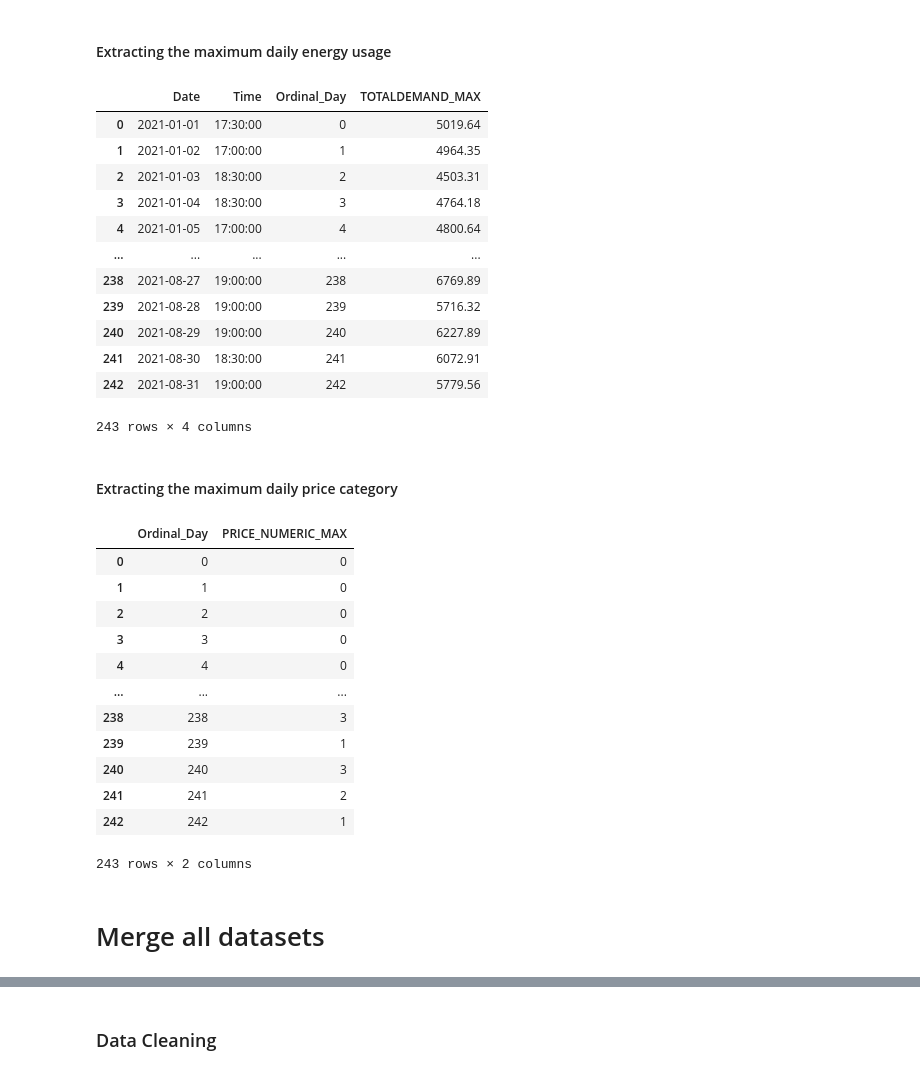
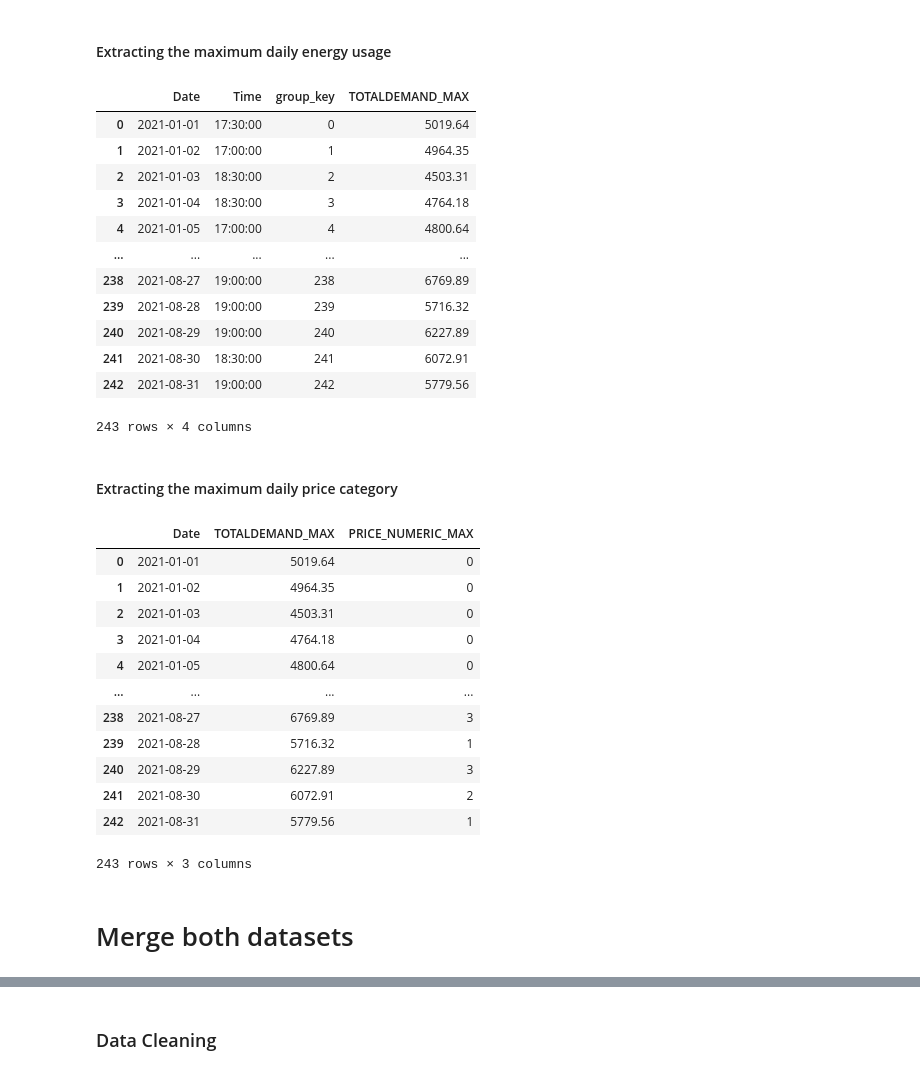
Before and after one commit to Rloanuald/DATA0006_A2_WeatherVsEnergy, a Jupyter notebook: 0.assign2_group2.ipynb, the cells around one changed output, grey strips where cells are left out. Cells and saved outputs as stored; diff of their text form; code cells hidden in the pictures.

```diff
--- a/0.assign2_group2.ipynb
+++ b/0.assign2_group2.ipynb
@@ -66,19 +66,19 @@ price_demand['Time'] = price_demand['SETTLEMENTDATE'].dt.time
 
 # Due to the special definition of a day in raw dataset, a day invloving two dates.
 # Each ordinal day involves every 48 rows of 30-minute time slots
-price_demand['Ordinal_Day'] = price_demand.index // 48
+price_demand['group_key'] = price_demand.index // 48
 # %% [markdown]
 #### Extracting the maximum daily energy usage
 # %%
 demand = price_demand
 
-max_demand = demand.groupby('Ordinal_Day')['TOTALDEMAND'].transform(max) == demand['TOTALDEMAND']
+max_demand = demand.groupby('group_key')['TOTALDEMAND'].transform(max) == demand['TOTALDEMAND']
 max_demand = demand[max_demand].reset_index()
 max_demand['TOTALDEMAND_MAX'] = max_demand['TOTALDEMAND']
 max_demand = max_demand.drop(columns=['index','REGION','SETTLEMENTDATE','TOTALDEMAND','PRICECATEGORY'])
 max_demand
 # %% [output]
-|  | Date | Time | Ordinal_Day | TOTALDEMAND_MAX |
+|  | Date | Time | group_key | TOTALDEMAND_MAX |
 | 0 | 2021-01-01 | 17:30:00 | 0 | 5019.64 |
 | 1 | 2021-01-02 | 17:00:00 | 1 | 4964.35 |
 | 2 | 2021-01-03 | 18:30:00 | 2 | 4503.31 |
@@ -95,29 +95,32 @@ max_demand
 #### Extracting the maximum daily price category
 # %%
 price = price_demand
+price
+# Have to group by ordinal day, otherwise the first day of following month will show up.
+max_price = price.groupby('group_key')['PRICECATEGORY'].max()
 
-# Have to group by ordinal day, otherwise the first day of following month will show up.
-max_price = price.groupby('Ordinal_Day')['PRICECATEGORY'].max()
 max_price = max_price.reset_index()
 max_price['PRICE_NUMERIC_MAX'] = max_price['PRICECATEGORY']
-max_price = max_price.drop(columns = ['PRICECATEGORY'])
 
-max_price
+# Merge the max price and max demand together into one dataset based on Date
+max_price_demand = pd.merge(max_demand, max_price, how='outer', on='group_key')
+max_price_demand = max_price_demand.drop(columns = ['PRICECATEGORY','group_key','Time'])
+max_price_demand
 # %% [output]
-|  | Ordinal_Day | PRICE_NUMERIC_MAX |
-| 0 | 0 | 0 |
-| 1 | 1 | 0 |
-| 2 | 2 | 0 |
-| 3 | 3 | 0 |
-| 4 | 4 | 0 |
-| ... | ... | ... |
-| 238 | 238 | 3 |
-| 239 | 239 | 1 |
-| 240 | 240 | 3 |
-| 241 | 241 | 2 |
-| 242 | 242 | 1 |
+|  | Date | TOTALDEMAND_MAX | PRICE_NUMERIC_MAX |
+| 0 | 2021-01-01 | 5019.64 | 0 |
+| 1 | 2021-01-02 | 4964.35 | 0 |
+| 2 | 2021-01-03 | 4503.31 | 0 |
+| 3 | 2021-01-04 | 4764.18 | 0 |
+| 4 | 2021-01-05 | 4800.64 | 0 |
+| ... | ... | ... | ... |
+| 238 | 2021-08-27 | 6769.89 | 3 |
+| 239 | 2021-08-28 | 5716.32 | 1 |
+| 240 | 2021-08-29 | 6227.89 | 3 |
+| 241 | 2021-08-30 | 6072.91 | 2 |
+| 242 | 2021-08-31 | 5779.56 | 1 |
-243 rows × 2 columns
+243 rows × 3 columns
 # %% [markdown]
-# Merge all datasets
+# Merge both datasets
 # %%
 weather.set_index('Date')
```
Also changed, not shown: parts of 3 cells of this notebook.
